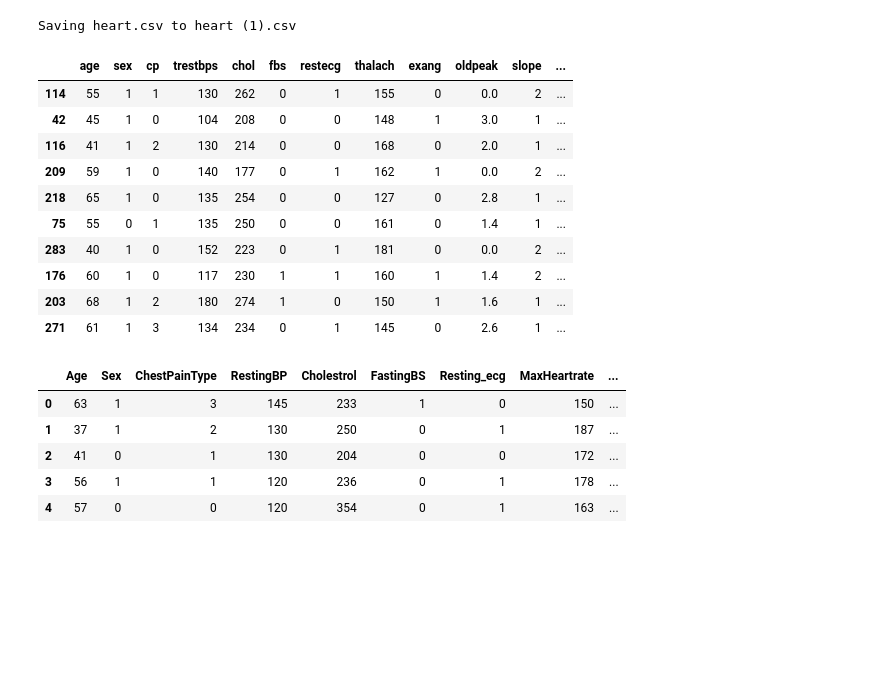
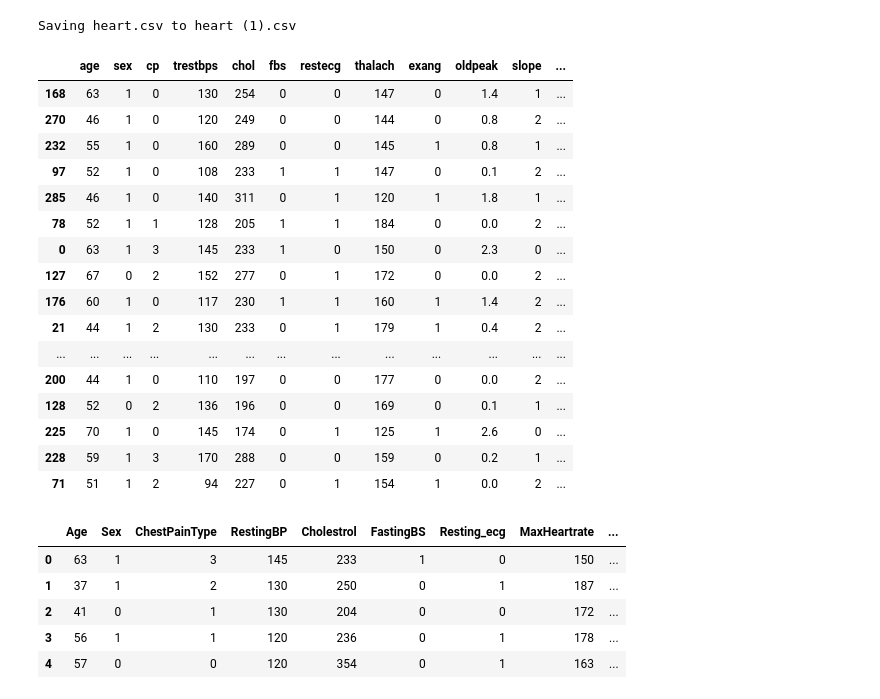
Before and after one commit to bayloid/heart, a Jupyter notebook: index.ipynb, the cells around one changed output. Drawn from its saved outputs; the diff is of its cells as text; code cells hidden in the pictures; blank space fills up the shorter version.

```diff
--- a/index.ipynb
+++ b/index.ipynb
@@ -17,19 +18,25 @@ import plotly.graph_objs as go
 import plotly.offline as py
 data = pd.read_csv('heart.csv')
 # %%
-data.sample(10)
+data.sample(20)
 # %% [output]
 |  | age | sex | cp | trestbps | chol | fbs | restecg | thalach | exang | oldpeak | slope | ... |
-| 114 | 55 | 1 | 1 | 130 | 262 | 0 | 1 | 155 | 0 | 0.0 | 2 | ... |
-| 42 | 45 | 1 | 0 | 104 | 208 | 0 | 0 | 148 | 1 | 3.0 | 1 | ... |
-| 116 | 41 | 1 | 2 | 130 | 214 | 0 | 0 | 168 | 0 | 2.0 | 1 | ... |
-| 209 | 59 | 1 | 0 | 140 | 177 | 0 | 1 | 162 | 1 | 0.0 | 2 | ... |
-| 218 | 65 | 1 | 0 | 135 | 254 | 0 | 0 | 127 | 0 | 2.8 | 1 | ... |
-| 75 | 55 | 0 | 1 | 135 | 250 | 0 | 0 | 161 | 0 | 1.4 | 1 | ... |
-| 283 | 40 | 1 | 0 | 152 | 223 | 0 | 1 | 181 | 0 | 0.0 | 2 | ... |
+| 168 | 63 | 1 | 0 | 130 | 254 | 0 | 0 | 147 | 0 | 1.4 | 1 | ... |
+| 270 | 46 | 1 | 0 | 120 | 249 | 0 | 0 | 144 | 0 | 0.8 | 2 | ... |
+| 232 | 55 | 1 | 0 | 160 | 289 | 0 | 0 | 145 | 1 | 0.8 | 1 | ... |
+| 97 | 52 | 1 | 0 | 108 | 233 | 1 | 1 | 147 | 0 | 0.1 | 2 | ... |
+| 285 | 46 | 1 | 0 | 140 | 311 | 0 | 1 | 120 | 1 | 1.8 | 1 | ... |
+| 78 | 52 | 1 | 1 | 128 | 205 | 1 | 1 | 184 | 0 | 0.0 | 2 | ... |
+| 0 | 63 | 1 | 3 | 145 | 233 | 1 | 0 | 150 | 0 | 2.3 | 0 | ... |
+| 127 | 67 | 0 | 2 | 152 | 277 | 0 | 1 | 172 | 0 | 0.0 | 2 | ... |
 | 176 | 60 | 1 | 0 | 117 | 230 | 1 | 1 | 160 | 1 | 1.4 | 2 | ... |
-| 203 | 68 | 1 | 2 | 180 | 274 | 1 | 0 | 150 | 1 | 1.6 | 1 | ... |
-| 271 | 61 | 1 | 3 | 134 | 234 | 0 | 1 | 145 | 0 | 2.6 | 1 | ... |
+| 21 | 44 | 1 | 2 | 130 | 233 | 0 | 1 | 179 | 1 | 0.4 | 2 | ... |
+| ... | ... | ... | ... | ... | ... | ... | ... | ... | ... | ... | ... | ... |
+| 200 | 44 | 1 | 0 | 110 | 197 | 0 | 0 | 177 | 0 | 0.0 | 2 | ... |
+| 128 | 52 | 0 | 2 | 136 | 196 | 0 | 0 | 169 | 0 | 0.1 | 1 | ... |
+| 225 | 70 | 1 | 0 | 145 | 174 | 0 | 1 | 125 | 1 | 2.6 | 0 | ... |
+| 228 | 59 | 1 | 3 | 170 | 288 | 0 | 0 | 159 | 0 | 0.2 | 1 | ... |
+| 71 | 51 | 1 | 2 | 94 | 227 | 0 | 1 | 154 | 1 | 0.0 | 2 | ... |
 # %%
 data.columns = ['Age', 'Sex', 'ChestPainType', 'RestingBP', 'Cholestrol', 'FastingBS','Resting_ecg','MaxHeartrate', 'ExerciseInducedAngina', 'STdepression', 'STslope', 'NumMajorVessels', 'thalliumTest', 'Condition']
 # %%
```
Also changed, not shown: parts of 5 cells of this notebook.
